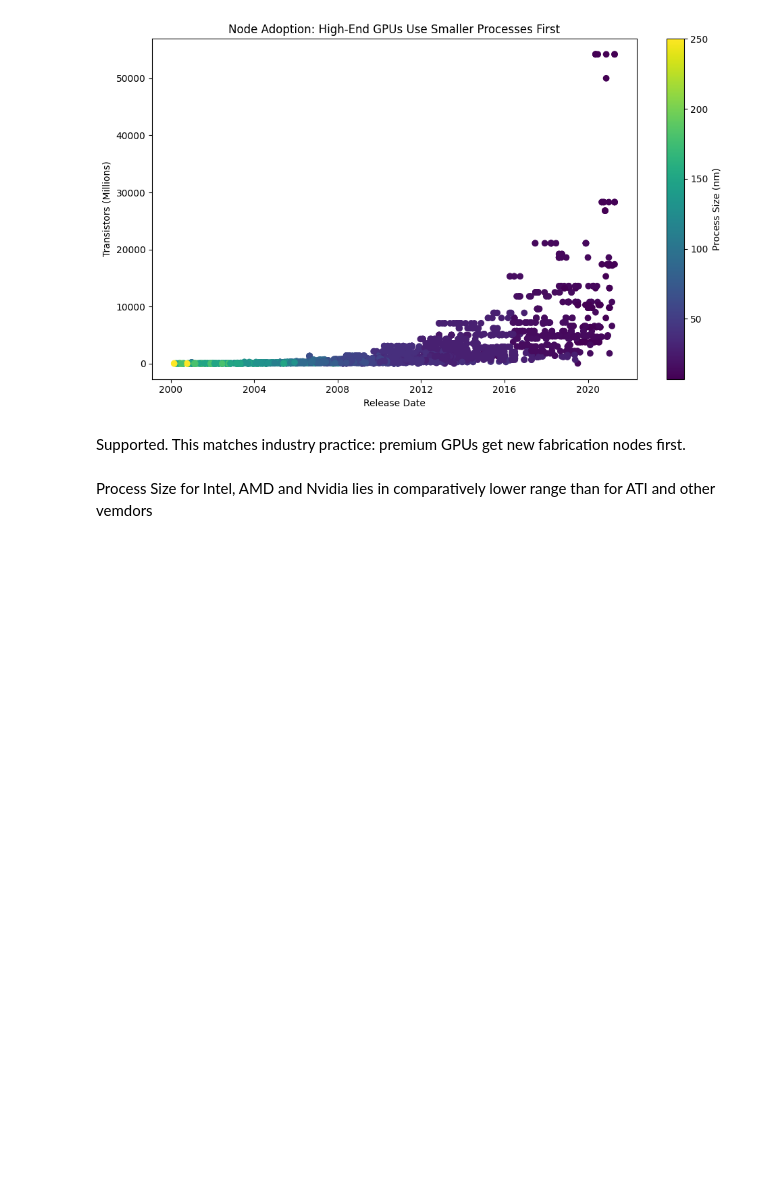
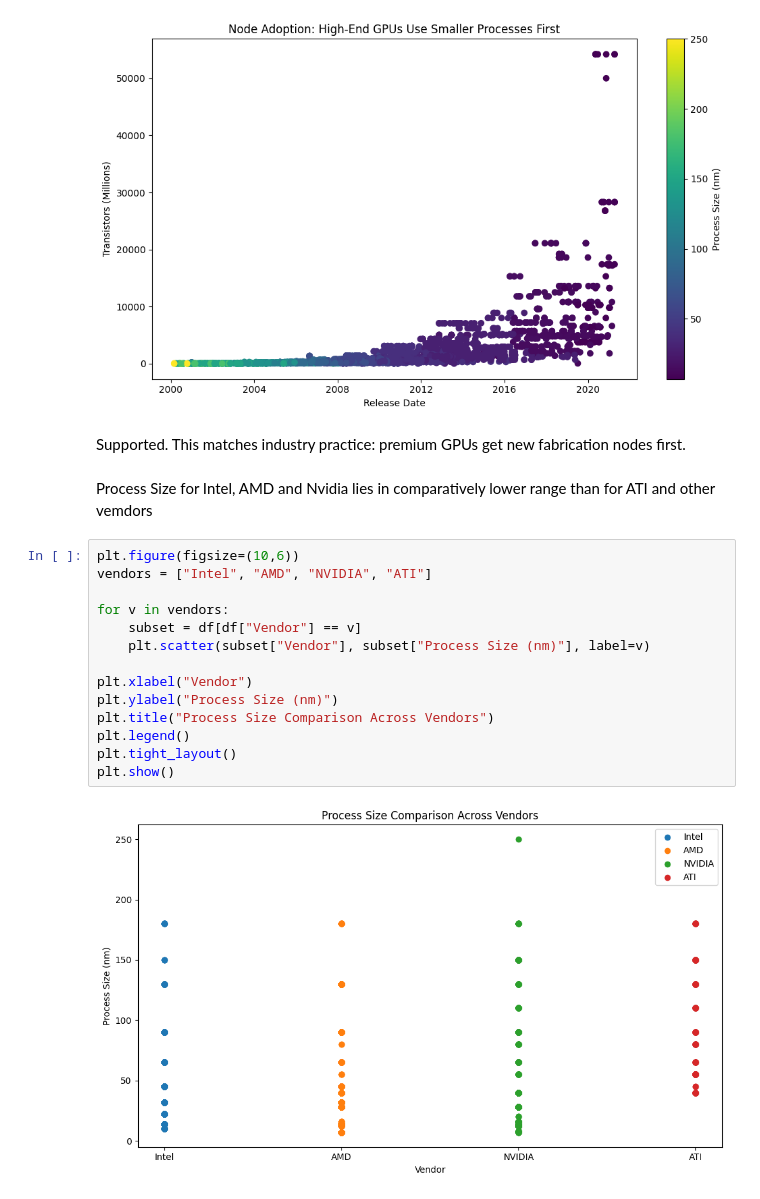
Before and after one commit to Annex-Ogeya/MACHINE_LEARNING, a Jupyter notebook: Week1_Project.ipynb, the cells around one changed output. Drawn from its saved outputs; the diff is of its cells as text; blank space fills up the shorter version.

```diff
--- a/Week1_Project.ipynb
+++ b/Week1_Project.ipynb
@@ -420,3 +420,19 @@ Supported.
 This matches industry practice: premium GPUs get new fabrication nodes first.
 # %% [markdown]
 Process Size for Intel, AMD and Nvidia lies in comparatively lower range than for ATI and other vemdors
+# %%
+plt.figure(figsize=(10,6))
+vendors = ["Intel", "AMD", "NVIDIA", "ATI"]
+
+for v in vendors:
+    subset = df[df["Vendor"] == v]
+    plt.scatter(subset["Vendor"], subset["Process Size (nm)"], label=v)
+
+plt.xlabel("Vendor")
+plt.ylabel("Process Size (nm)")
+plt.title("Process Size Comparison Across Vendors")
+plt.legend()
+plt.tight_layout()
+plt.show()
+# %% [output]
+[figure, added]
```
Also changed, not shown: parts of 15 cells of this notebook, 1 other file.
